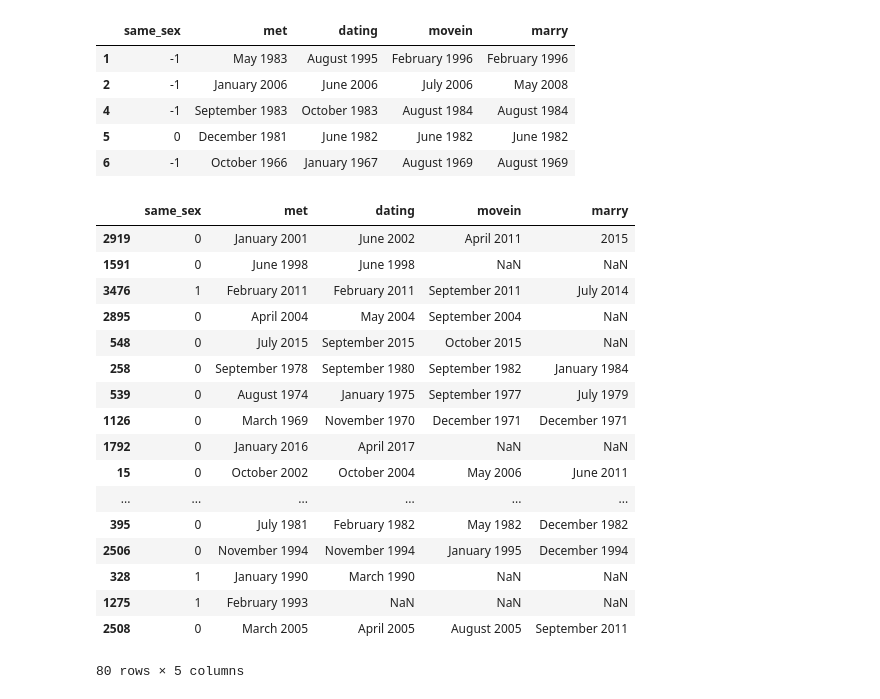
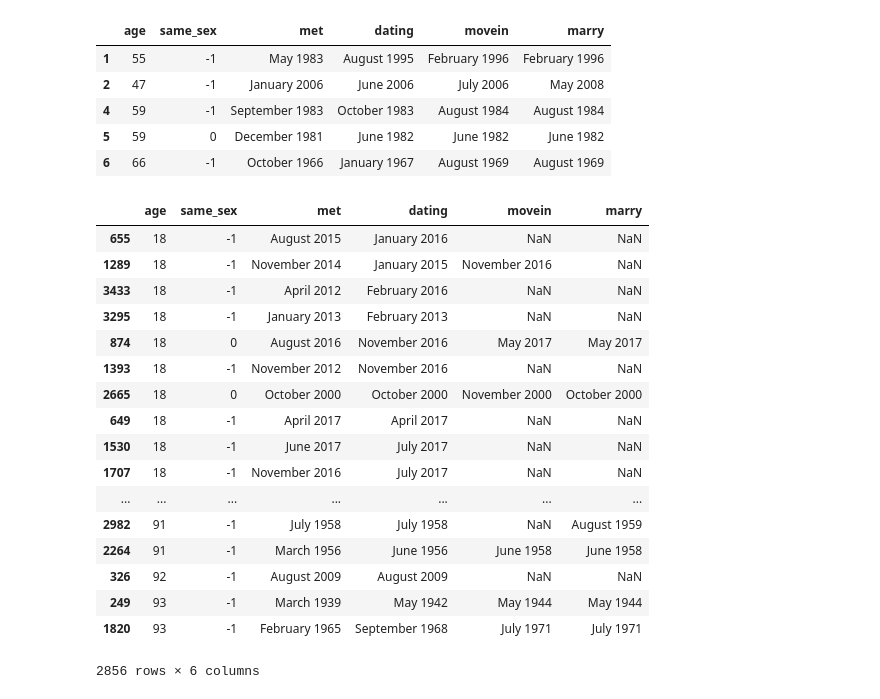
Before and after one commit to viz-cupid/viz-cupid, a Jupyter notebook: python/TimeVisDataProcessing.ipynb, the cells around one changed output. Drawn from its saved outputs; the diff is of its cells as text; code cells hidden in the pictures.

```diff
--- a/python/TimeVisDataProcessing.ipynb
+++ b/python/TimeVisDataProcessing.ipynb
@@ -6,6 +15,6 @@ hcmst = pd.read_csv("hcmst2017.csv", encoding="mac_roman")
 # %%
-cols = ["Q5", "Q21A_Year", "Q21A_Month", "Q21B_Year", "Q21B_Month", "Q21C_Year", "Q21C_Month", "Q21D_Year", "Q21D_Month"]
-colnames = ["same_sex", "year_met", "month_met", "year_dating", "month_dating", "year_movein", "month_movein", "year_marry", "month_marry"]
+cols = ["ppage", "Q5", "Q21A_Year", "Q21A_Month", "Q21B_Year", "Q21B_Month", "Q21C_Year", "Q21C_Month", "Q21D_Year", "Q21D_Month"]
+colnames = ["age", "same_sex", "year_met", "month_met", "year_dating", "month_dating", "year_movein", "month_movein", "year_marry", "month_marry"]
 relevant = hcmst[cols]
 relevant.columns = colnames
 relevant = relevant.loc[relevant["year_met"].notna()]
@@ -26,39 +35,41 @@ def month_year(row):
     return month + year
 # %%
 clean = pd.DataFrame()
+clean["age"] = relevant["age"]
 clean["same_sex"] = relevant["same_sex"].apply(
     lambda x: 0 if str(x).startswith("No") else -1 if pd.isna(x) else 1)
 for stage in ["met", "dating", "movein", "marry"]:
     clean[stage] = relevant[["year_"+stage, "month_"+stage]].apply(month_year, axis=1)
 clean.head()
 # %% [output]
-|  | same_sex | met | dating | movein | marry |
-| 1 | -1 | May 1983 | August 1995 | February 1996 | February 1996 |
-| 2 | -1 | January 2006 | June 2006 | July 2006 | May 2008 |
-| 4 | -1 | September 1983 | October 1983 | August 1984 | August 1984 |
-| 5 | 0 | December 1981 | June 1982 | June 1982 | June 1982 |
-| 6 | -1 | October 1966 | January 1967 | August 1969 | August 1969 |
+|  | age | same_sex | met | dating | movein | marry |
+| 1 | 55 | -1 | May 1983 | August 1995 | February 1996 | February 1996 |
+| 2 | 47 | -1 | January 2006 | June 2006 | July 2006 | May 2008 |
+| 4 | 59 | -1 | September 1983 | October 1983 | August 1984 | August 1984 |
+| 5 | 59 | 0 | December 1981 | June 1982 | June 1982 | June 1982 |
+| 6 | 66 | -1 | October 1966 | January 1967 | August 1969 | August 1969 |
 # %%
-clean = clean.loc[clean["same_sex"] != -1].sample(80)
+# clean = clean.loc[clean["same_sex"] != -1].sample(80)
+clean = clean.sort_values("age")
 clean
 # %% [output]
-|  | same_sex | met | dating | movein | marry |
-| 2919 | 0 | January 2001 | June 2002 | April 2011 | 2015 |
-| 1591 | 0 | June 1998 | June 1998 | NaN | NaN |
-| 3476 | 1 | February 2011 | February 2011 | September 2011 | July 2014 |
-| 2895 | 0 | April 2004 | May 2004 | September 2004 | NaN |
-| 548 | 0 | July 2015 | September 2015 | October 2015 | NaN |
-| 258 | 0 | September 1978 | September 1980 | September 1982 | January 1984 |
-| 539 | 0 | August 1974 | January 1975 | September 1977 | July 1979 |
-| 1126 | 0 | March 1969 | November 1970 | December 1971 | December 1971 |
-| 1792 | 0 | January 2016 | April 2017 | NaN | NaN |
-| 15 | 0 | October 2002 | October 2004 | May 2006 | June 2011 |
-| ... | ... | ... | ... | ... | ... |
-| 395 | 0 | July 1981 | February 1982 | May 1982 | December 1982 |
-| 2506 | 0 | November 1994 | November 1994 | January 1995 | December 1994 |
-| 328 | 1 | January 1990 | March 1990 | NaN | NaN |
-| 1275 | 1 | February 1993 | NaN | NaN | NaN |
-| 2508 | 0 | March 2005 | April 2005 | August 2005 | September 2011 |
+|  | age | same_sex | met | dating | movein | marry |
+| 655 | 18 | -1 | August 2015 | January 2016 | NaN | NaN |
+| 1289 | 18 | -1 | November 2014 | January 2015 | November 2016 | NaN |
+| 3433 | 18 | -1 | April 2012 | February 2016 | NaN | NaN |
+| 3295 | 18 | -1 | January 2013 | February 2013 | NaN | NaN |
+| 874 | 18 | 0 | August 2016 | November 2016 | May 2017 | May 2017 |
+| 1393 | 18 | -1 | November 2012 | November 2016 | NaN | NaN |
+| 2665 | 18 | 0 | October 2000 | October 2000 | November 2000 | October 2000 |
+| 649 | 18 | -1 | April 2017 | April 2017 | NaN | NaN |
+| 1530 | 18 | -1 | June 2017 | July 2017 | NaN | NaN |
+| 1707 | 18 | -1 | November 2016 | July 2017 | NaN | NaN |
+| ... | ... | ... | ... | ... | ... | ... |
+| 2982 | 91 | -1 | July 1958 | July 1958 | NaN | August 1959 |
+| 2264 | 91 | -1 | March 1956 | June 1956 | June 1958 | June 1958 |
+| 326 | 92 | -1 | August 2009 | August 2009 | NaN | NaN |
+| 249 | 93 | -1 | March 1939 | May 1942 | May 1944 | May 1944 |
+| 1820 | 93 | -1 | February 1965 | September 1968 | July 1971 | July 1971 |
-80 rows × 5 columns
+2856 rows × 6 columns
 # %%
 clean.to_csv("../data/time-data.csv", na_rep="null", index=False)
```
Also changed, not shown: parts of 2 cells of this notebook, 2 other files.
